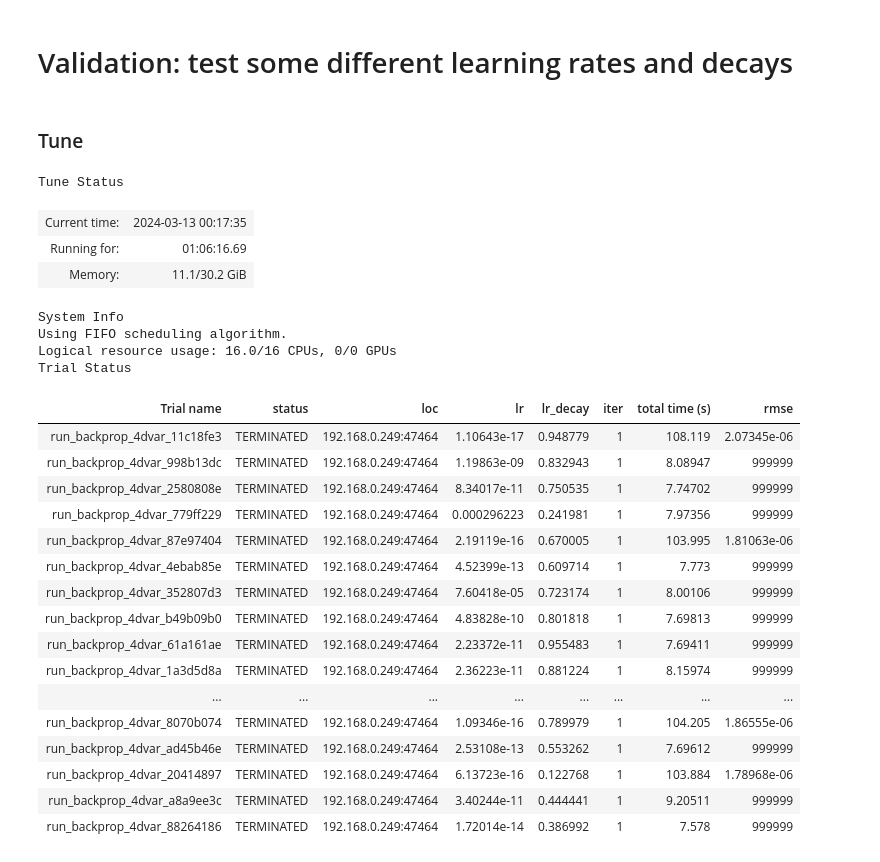
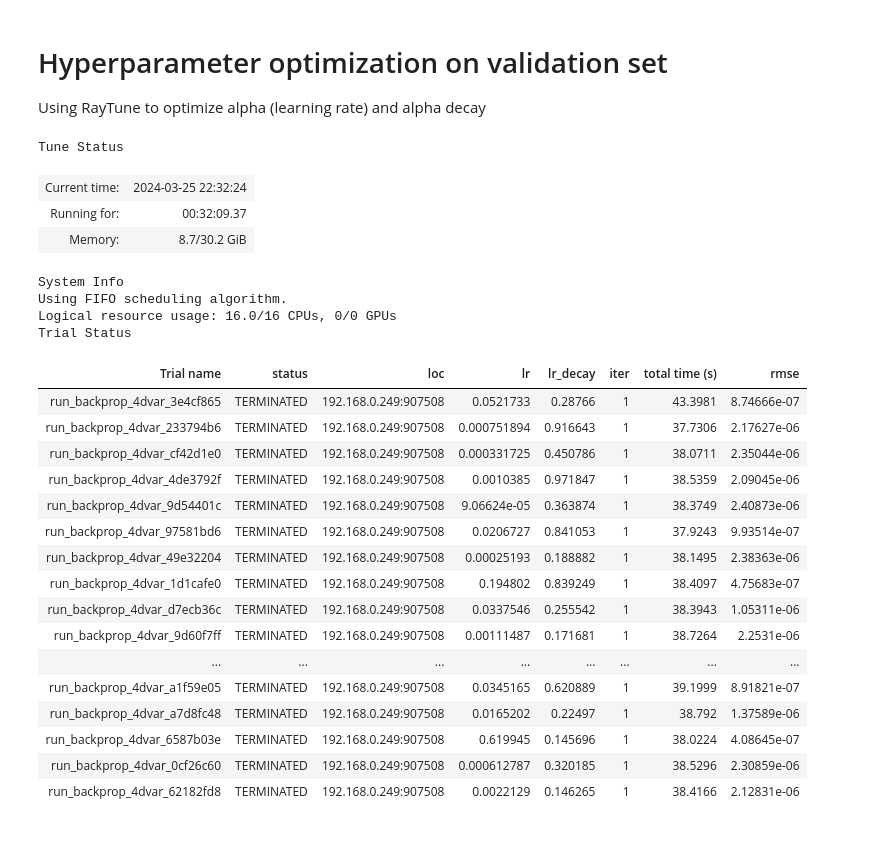
Before and after one commit to StevePny/DataAssimBench-Examples, a Jupyter notebook: examples/da_cycler/7A-Var4d-vs-Var4dBackprop-PYQG-Jax-RayTune.ipynb, the cells around one changed output. Cells and saved outputs as stored; diff of their text form; code cells hidden in the pictures.

```diff
--- a/examples/da_cycler/7A-Var4d-vs-Var4dBackprop-PYQG-Jax-RayTune.ipynb
+++ b/examples/da_cycler/7A-Var4d-vs-Var4dBackprop-PYQG-Jax-RayTune.ipynb
@@ -24,5 +22,5 @@ nr_steps = spinup_size + valid_size + transient_size + test_size
 delta_t=7200
 analysis_window = 6*delta_t
 analysis_time_in_window = 3*delta_t
-num_epochs = 25
+num_epochs = 3
 # %% [markdown]
@@ -137,12 +141,14 @@ def prep_backprop_4dvar(system_dim_xy, nr_steps, spinup_size, valid_size, test_s
     return dc, x0_sv, start_time, obs_vec_pyqg, nr_eval, sigma_obs
 # %%
 
-def run_backprop_4dvar(config, dc, x0_sv, start_time, obs_vec, nr_eval, sigma_obs,
-                       analysis_window, analysis_time_in_window,
+def run_backprop_4dvar(config, dc, x0_sv, start_time, obs_vec, nr_eval,
+                       sigma_obs, analysis_window, analysis_time_in_window,
                        num_epochs):
+
     dc.learning_rate = config['lr']
     dc.lr_decay = config['lr_decay']
     dc.num_epochs = num_epochs
+
     try:
         out_statevec = dc.cycle(
             input_state = x0_sv,
@@ -153,30 +159,36 @@ def run_backprop_4dvar(config, dc, x0_sv, start_time, obs_vec, nr_eval, sigma_ob
             obs_error_sd=sigma_obs,
             analysis_time_in_window=analysis_time_in_window)
 
-        rmse = np.sqrt(np.mean(np.square(nr_eval.values[:out_statevec.values.shape[0]] - out_statevec.values)))
+        rmse = np.sqrt(np.mean(np.square(
+            nr_eval.values[:out_statevec.values.shape[0]] - out_statevec.values
+        )))
         train.report({'rmse':rmse})
+
+    # Catch problem with exploding gradients
     except jaxlib.xla_extension.XlaRuntimeError:
         train.report({'rmse':999999})
 
     return
 # %% [markdown]
+# Hyperparameter optimization on validation set
 
-# Validation: test some different learning rates and decays
+Using RayTune to optimize alpha (learning rate) and alpha decay
-# %% [markdown]
-### Tune
 # %%
 space = {
-    "lr": hp.loguniform("lr", -40, -1),
+    "lr": hp.loguniform("lr", -10, 0),
     "lr_decay": hp.uniform("lr_decay", 0.1, 0.99),
 }
 # %%
 %%time
+
 all_results_df_list = []
-system_dim_xy_list = [16, 20, 24, 32]
+system_dim_xy_list = [16, 24, 32]
+
 for system_dim_xy in system_dim_xy_list:
     tune_time_start = timer()
 
     random_seed = system_dim_xy
+
     # Run prep
     run_dict = dict(
         system_dim_xy=system_dim_xy,
@@ -203,51 +215,57 @@ for system_dim_xy in system_dim_xy_list:
         sigma_obs=sigma_obs,
         analysis_window=analysis_window,
         analysis_time_in_window=analysis_time_in_window,
         num_epochs=num_epochs
     )
+
+    # Set CPU requirement to num cpus on your machine to NOT run in parallel
+    # in order to get a better time comparison. Reduce this to run in parallel
+    # and speed up the process.
     trainable_with_resources = tune.with_resources(trainable_with_system_dim, {"cpu": 16})
     hyperopt_search = HyperOptSearch(space, metric="rmse", mode="min")
+
+    # Run tuner
     tuner = tune.Tuner(
-        trainable_with_system_dim,
+        trainable_with_resources,
         tune_config=tune.TuneConfig(
-            num_samples=100,
+            num_samples=50,
             search_alg=hyperopt_search,
         ),
     )
     results = tuner.fit()
 
     cur_results_df = results.get_dataframe()
 
     cur_results_df['system_dim_xy'] = system_dim_xy
 
     tune_time = timer() - tune_time_start
 
     cur_results_df['total_tune_time'] = tune_time
 
     all_results_df_list.append(cur_results_df)
 # %% [output]
 Tune Status
-| Current time: | 2024-03-13 00:17:35 |
-| Running for: | 01:06:16.69 |
-| Memory: | 11.1/30.2 GiB |
+| Current time: | 2024-03-25 22:32:24 |
+| Running for: | 00:32:09.37 |
+| Memory: | 8.7/30.2 GiB |
 System Info
 Using FIFO scheduling algorithm.
 Logical resource usage: 16.0/16 CPUs, 0/0 GPUs
 Trial Status
 | Trial name | status | loc | lr | lr_decay | iter | total time (s) | rmse |
-| run_backprop_4dvar_11c18fe3 | TERMINATED | 192.168.0.249:47464 | 1.10643e-17 | 0.948779 | 1 | 108.119 | 2.07345e-06 |
-| run_backprop_4dvar_998b13dc | TERMINATED | 192.168.0.249:47464 | 1.19863e-09 | 0.832943 | 1 | 8.08947 | 999999 |
-| run_backprop_4dvar_2580808e | TERMINATED | 192.168.0.249:47464 | 8.34017e-11 | 0.750535 | 1 | 7.74702 | 999999 |
-| run_backprop_4dvar_779ff229 | TERMINATED | 192.168.0.249:47464 | 0.000296223 | 0.241981 | 1 | 7.97356 | 999999 |
-| run_backprop_4dvar_87e97404 | TERMINATED | 192.168.0.249:47464 | 2.19119e-16 | 0.670005 | 1 | 103.995 | 1.81063e-06 |
-| run_backprop_4dvar_4ebab85e | TERMINATED | 192.168.0.249:47464 | 4.52399e-13 | 0.609714 | 1 | 7.773 | 999999 |
-| run_backprop_4dvar_352807d3 | TERMINATED | 192.168.0.249:47464 | 7.60418e-05 | 0.723174 | 1 | 8.00106 | 999999 |
-| run_backprop_4dvar_b49b09b0 | TERMINATED | 192.168.0.249:47464 | 4.83828e-10 | 0.801818 | 1 | 7.69813 | 999999 |
-| run_backprop_4dvar_61a161ae | TERMINATED | 192.168.0.249:47464 | 2.23372e-11 | 0.955483 | 1 | 7.69411 | 999999 |
-| run_backprop_4dvar_1a3d5d8a | TERMINATED | 192.168.0.249:47464 | 2.36223e-11 | 0.881224 | 1 | 8.15974 | 999999 |
+| run_backprop_4dvar_3e4cf865 | TERMINATED | 192.168.0.249:907508 | 0.0521733 | 0.28766 | 1 | 43.3981 | 8.74666e-07 |
+| run_backprop_4dvar_233794b6 | TERMINATED | 192.168.0.249:907508 | 0.000751894 | 0.916643 | 1 | 37.7306 | 2.17627e-06 |
+| run_backprop_4dvar_cf42d1e0 | TERMINATED | 192.168.0.249:907508 | 0.000331725 | 0.450786 | 1 | 38.0711 | 2.35044e-06 |
+| run_backprop_4dvar_4de3792f | TERMINATED | 192.168.0.249:907508 | 0.0010385 | 0.971847 | 1 | 38.5359 | 2.09045e-06 |
+| run_backprop_4dvar_9d54401c | TERMINATED | 192.168.0.249:907508 | 9.06624e-05 | 0.363874 | 1 | 38.3749 | 2.40873e-06 |
+| run_backprop_4dvar_97581bd6 | TERMINATED | 192.168.0.249:907508 | 0.0206727 | 0.841053 | 1 | 37.9243 | 9.93514e-07 |
+| run_backprop_4dvar_49e32204 | TERMINATED | 192.168.0.249:907508 | 0.00025193 | 0.188882 | 1 | 38.1495 | 2.38363e-06 |
+| run_backprop_4dvar_1d1cafe0 | TERMINATED | 192.168.0.249:907508 | 0.194802 | 0.839249 | 1 | 38.4097 | 4.75683e-07 |
+| run_backprop_4dvar_d7ecb36c | TERMINATED | 192.168.0.249:907508 | 0.0337546 | 0.255542 | 1 | 38.3943 | 1.05311e-06 |
+| run_backprop_4dvar_9d60f7ff | TERMINATED | 192.168.0.249:907508 | 0.00111487 | 0.171681 | 1 | 38.7264 | 2.2531e-06 |
 | ... | ... | ... | ... | ... | ... | ... | ... |
-| run_backprop_4dvar_8070b074 | TERMINATED | 192.168.0.249:47464 | 1.09346e-16 | 0.789979 | 1 | 104.205 | 1.86555e-06 |
-| run_backprop_4dvar_ad45b46e | TERMINATED | 192.168.0.249:47464 | 2.53108e-13 | 0.553262 | 1 | 7.69612 | 999999 |
-| run_backprop_4dvar_20414897 | TERMINATED | 192.168.0.249:47464 | 6.13723e-16 | 0.122768 | 1 | 103.884 | 1.78968e-06 |
-| run_backprop_4dvar_a8a9ee3c | TERMINATED | 192.168.0.249:47464 | 3.40244e-11 | 0.444441 | 1 | 9.20511 | 999999 |
-| run_backprop_4dvar_88264186 | TERMINATED | 192.168.0.249:47464 | 1.72014e-14 | 0.386992 | 1 | 7.578 | 999999 |
+| run_backprop_4dvar_a1f59e05 | TERMINATED | 192.168.0.249:907508 | 0.0345165 | 0.620889 | 1 | 39.1999 | 8.91821e-07 |
+| run_backprop_4dvar_a7d8fc48 | TERMINATED | 192.168.0.249:907508 | 0.0165202 | 0.22497 | 1 | 38.792 | 1.37589e-06 |
+| run_backprop_4dvar_6587b03e | TERMINATED | 192.168.0.249:907508 | 0.619945 | 0.145696 | 1 | 38.0224 | 4.08645e-07 |
+| run_backprop_4dvar_0cf26c60 | TERMINATED | 192.168.0.249:907508 | 0.000612787 | 0.320185 | 1 | 38.5296 | 2.30859e-06 |
+| run_backprop_4dvar_62182fd8 | TERMINATED | 192.168.0.249:907508 | 0.0022129 | 0.146265 | 1 | 38.4166 | 2.12831e-06 |
```
Also changed, not shown: parts of 7 cells of this notebook.
